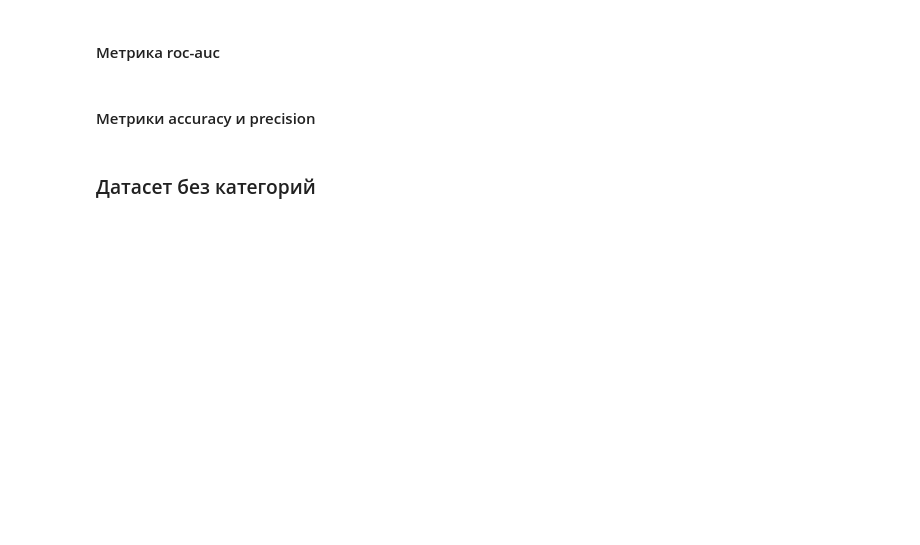
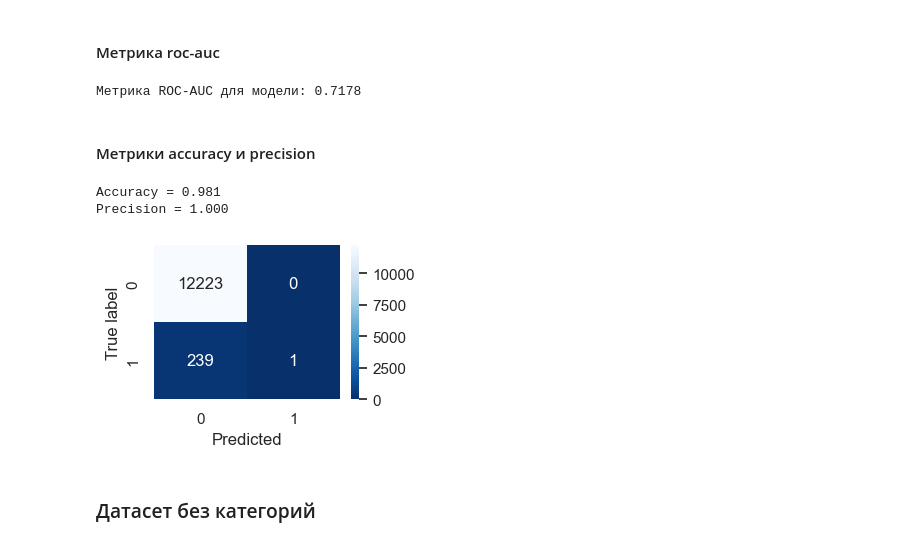
Before and after one commit to andrew-tvorogov/practicum_masterskaya_2, a Jupyter notebook: practicum_apparel.ipynb, the cells around one changed output. Drawn from its saved outputs; the diff is of its cells as text; code cells hidden in the pictures; blank space fills up the shorter version.

```diff
--- a/practicum_apparel.ipynb
+++ b/practicum_apparel.ipynb
@@ -211,7 +211,7 @@ def show_heatmap(dataset):
     sns.heatmap(corr_matrix, annot=True, fmt=".2f", cmap='coolwarm', cbar=True)
     plt.show()
 
-def get_model_metriks(y_test, y_pred):
+def get_model_metrics(y_test, y_pred):
     '''
     Проверка модели по метрикам
     '''
@@ -935,3 +938,10 @@ memory usage: 15.4 MB
+# %%
+param_distributions = {
+    'iterations': [250],
+    'depth': [4],
+    'learning_rate': [0.01, 0.05, 0.1],
+    'l2_leaf_reg': [1, 10]
+}
 # %%
 catboost_classifier = CatBoostClassifier(
     eval_metric="AUC",
@@ -977,11 +981,17 @@ y_pred_proba = best_catboost_classifier.predict_proba(X_test)[:, 1]
 roc_auc_best = roc_auc_score(y_test, y_pred_proba)
 
 print(f"Метрика ROC-AUC для модели: {roc_auc_best:.4f}")
+# %% [output]
+Метрика ROC-AUC для модели: 0.7178
 # %% [markdown]
 #### Метрики accuracy и precision
 # %%
 y_pred = best_catboost_classifier.predict(X_test)
 
-get_model_metriks(y_test, y_pred)
+get_model_metrics(y_test, y_pred)
+# %% [output]
+Accuracy = 0.981
+Precision = 1.000
+[figure, added]
 # %% [markdown]
 ### Датасет без категорий
```
Also changed, not shown: parts of 23 cells of this notebook.
